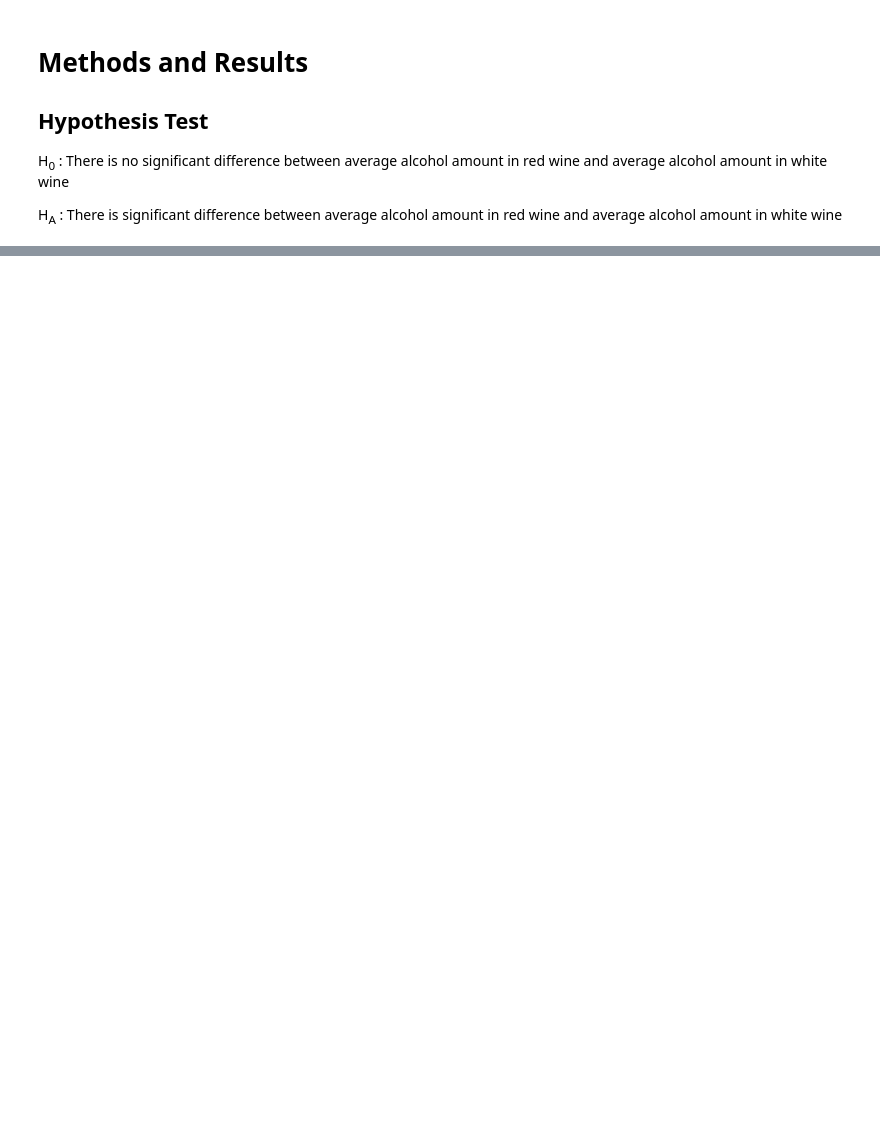
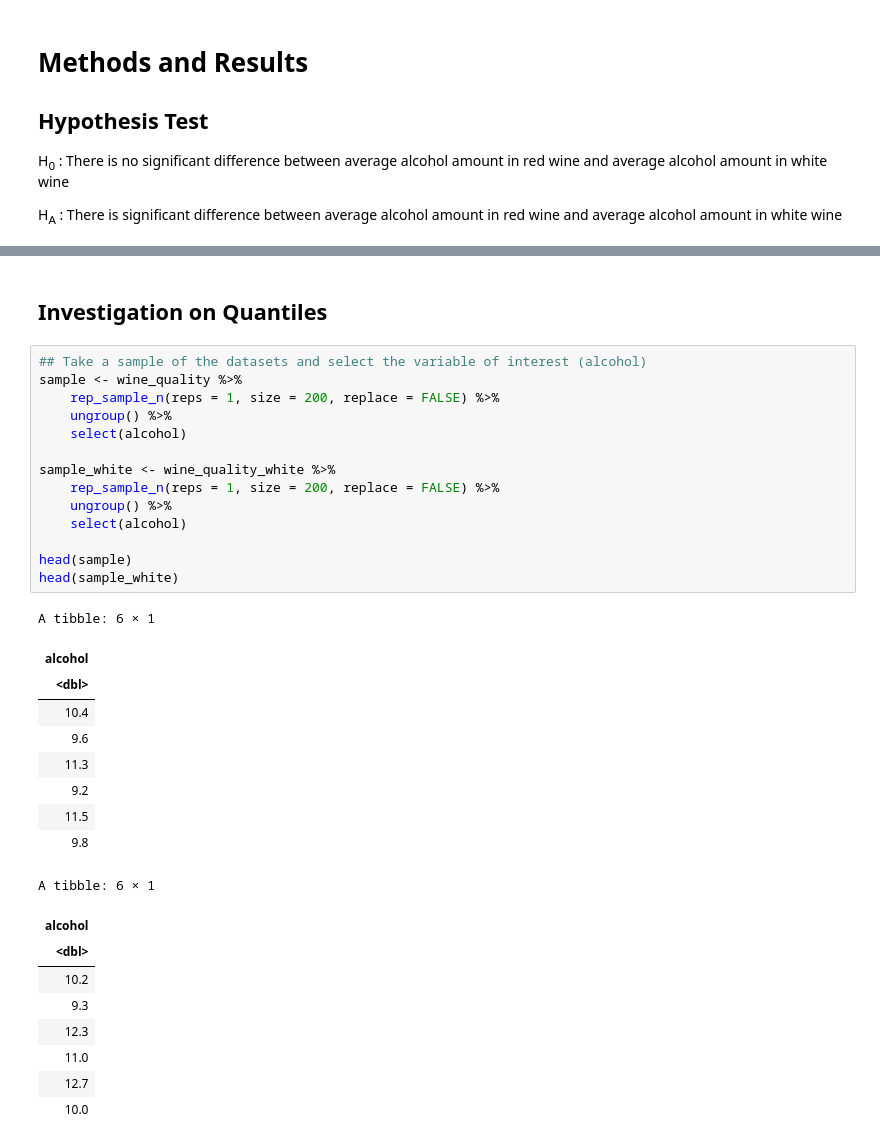
Before and after one commit to Jaskaran1116/STAT-201-Group-Project-23, a Jupyter notebook: analysis.ipynb, the cells around one changed output, grey strips where cells are left out. Cells and saved outputs as stored; diff of their text form; blank space fills up the shorter version.

```diff
--- a/analysis.ipynb
+++ b/analysis.ipynb
@@ -430,0 +361,35 @@ mean of x mean of y
+# %% [markdown]
+## Investigation on Quantiles
+# %%
+## Take a sample of the datasets and select the variable of interest (alcohol)
+sample <- wine_quality %>%
+    rep_sample_n(reps = 1, size = 200, replace = FALSE) %>%
+    ungroup() %>%
+    select(alcohol)
+
+sample_white <- wine_quality_white %>%
+    rep_sample_n(reps = 1, size = 200, replace = FALSE) %>%
+    ungroup() %>%
+    select(alcohol)
+
+head(sample)
+head(sample_white)
+# %% [output]
+A tibble: 6 × 1
+| alcohol |
+| <dbl> |
+| 10.4 |
+| 9.6 |
+| 11.3 |
+| 9.2 |
+| 11.5 |
+| 9.8 |
+A tibble: 6 × 1
+| alcohol |
+| <dbl> |
+| 10.2 |
+| 9.3 |
+| 12.3 |
+| 11.0 |
+| 12.7 |
+| 10.0 |
```
Also changed, not shown: parts of 16 cells of this notebook.
